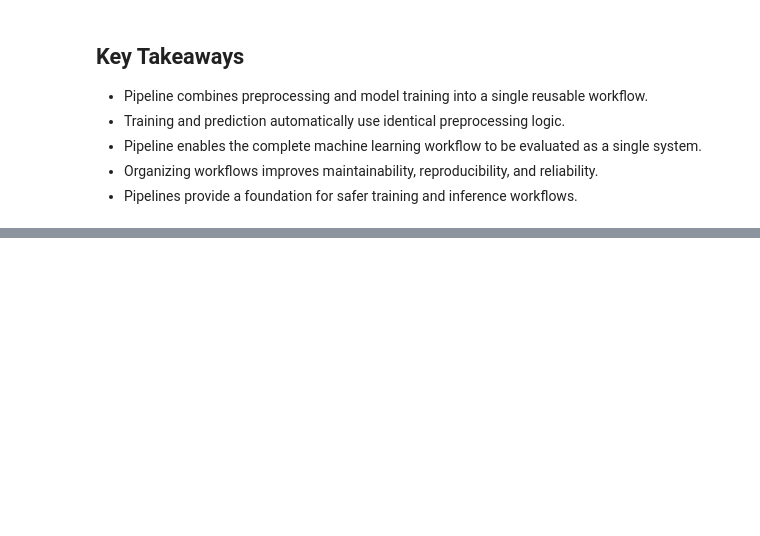
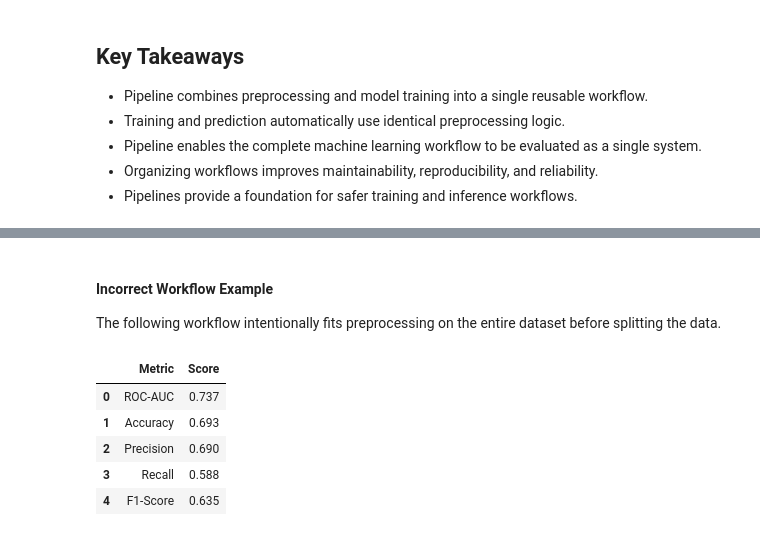
Before and after one commit to AmishaTiwari/ml-model-playbook, a Jupyter notebook: ml_pipelines/ml_pipelines.ipynb, the cells around one changed output, grey strips where cells are left out. Cells and saved outputs as stored; diff of their text form; code cells hidden in the pictures; blank space fills up the shorter version.

```diff
--- a/ml_pipelines/ml_pipelines.ipynb
+++ b/ml_pipelines/ml_pipelines.ipynb
@@ -715,0 +778,4 @@ Pipelines help organize these operations into a single reusable workflow and red
+# %% [markdown]
+#### Incorrect Workflow Example
+
+The following workflow intentionally fits preprocessing on the entire dataset before splitting the data.
@@ -715,0 +817,16 @@ Pipelines help organize these operations into a single reusable workflow and red
+# %%
+# Evaluate
+incorrect_metrics = evaluate_classification_model(
+    y_true=y_test_incorrect,
+    y_pred=y_pred_incorrect,
+    y_prob=y_prob_incorrect
+)
+
+incorrect_metrics
+# %% [output]
+|  | Metric | Score |
+| 0 | ROC-AUC | 0.737 |
+| 1 | Accuracy | 0.693 |
+| 2 | Precision | 0.690 |
+| 3 | Recall | 0.588 |
+| 4 | F1-Score | 0.635 |
```
Also changed, not shown: parts of 10 cells of this notebook.
